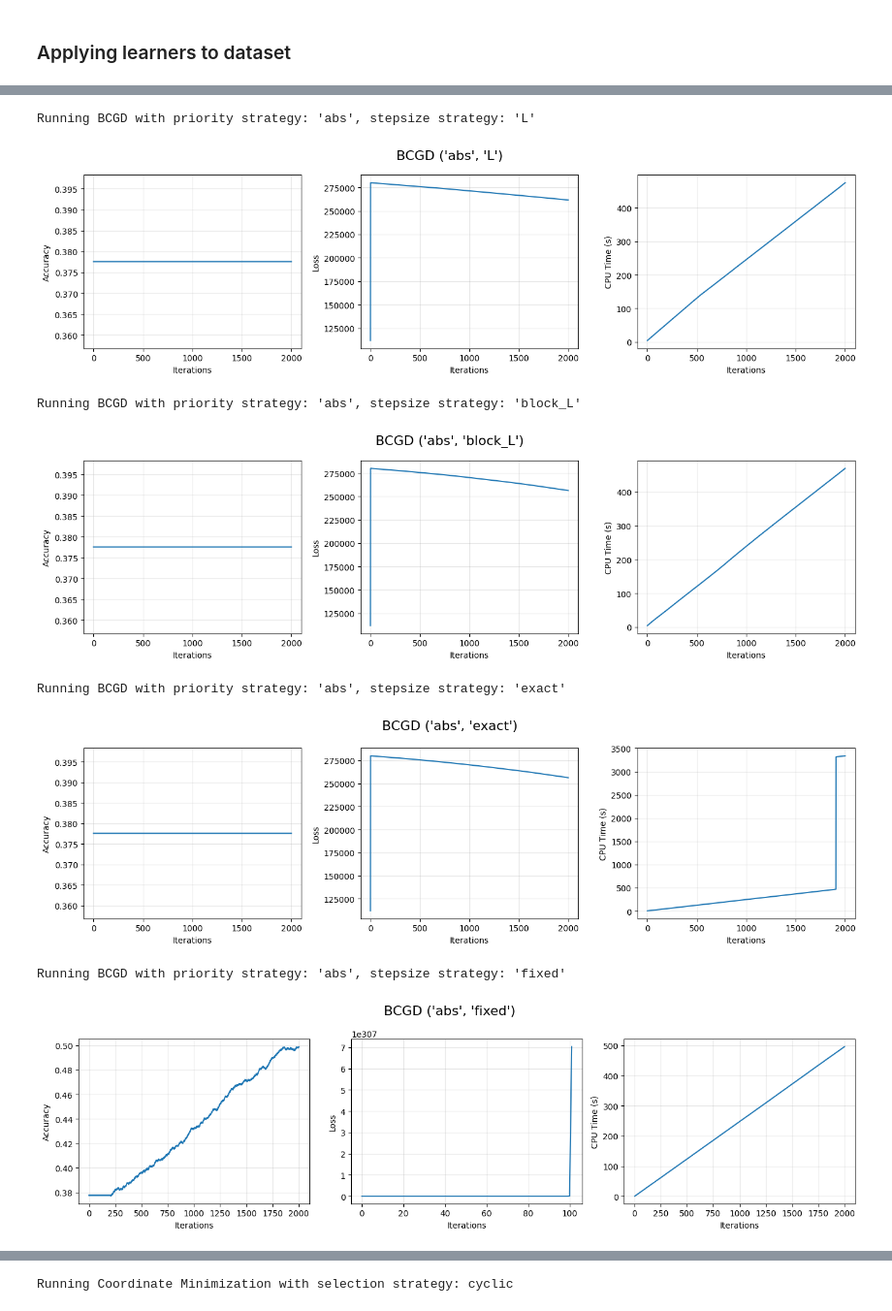
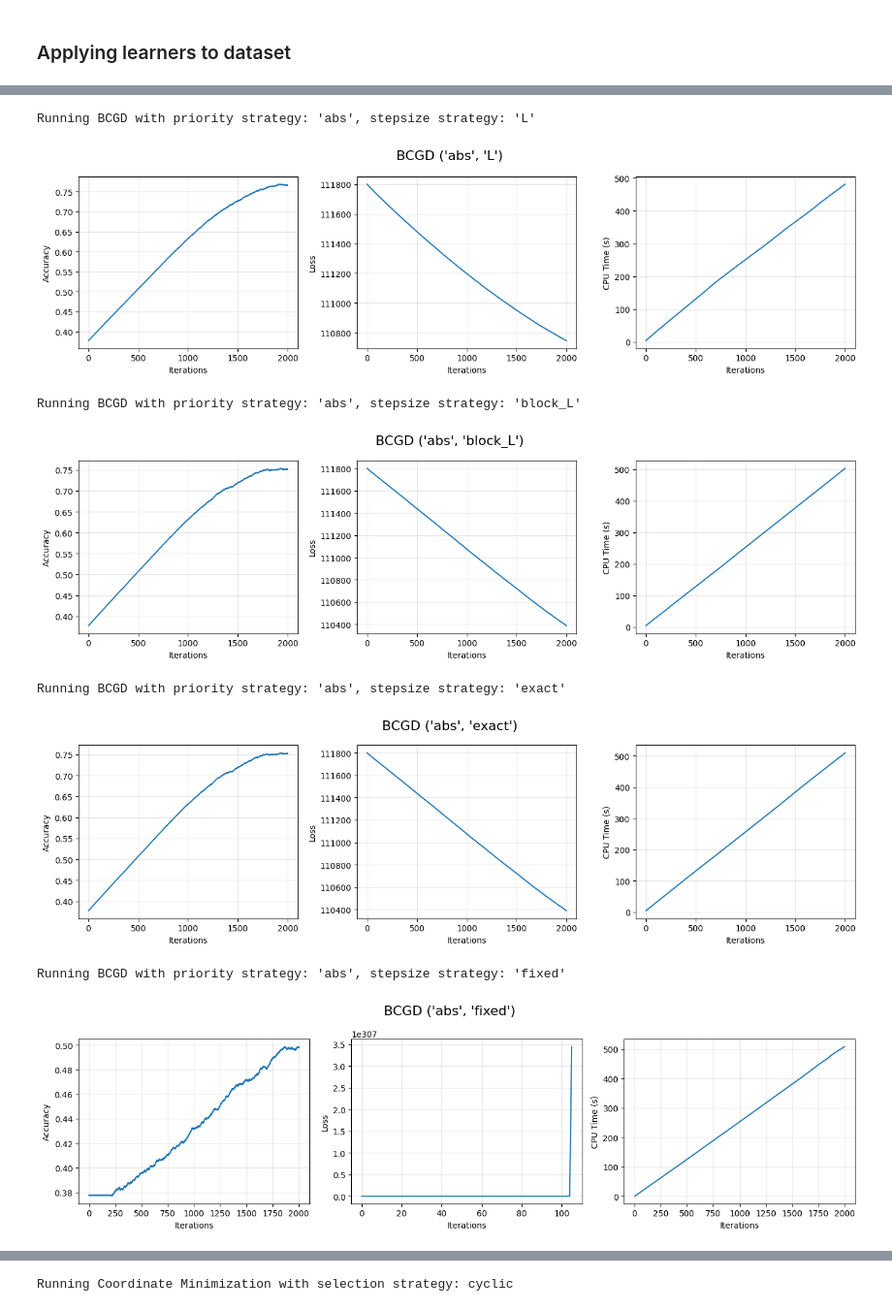
Before and after one commit to pavelihno/optimization-data-science, a Jupyter notebook: Homework.ipynb, the cells around one changed output, grey strips where cells are left out. Shown at 97% size. Saved outputs shown, nothing was run; the diff lists cells and outputs as text; code cells hidden in the pictures.

```diff
--- a/Homework.ipynb
+++ b/Homework.ipynb
@@ -782,9 +805,6 @@ class BlockCoordinateGDSolver(SemiSupervisedLearner):
         self.loss_history.append(self.objective_function(y_pred))
         self.accuracy_history.append(self.get_accuracy(y_pred))
 
-        # Initialize with zeros
-        y_pred = np.zeros(U)
-
         # Block Coordinate GD with Gauss-Southwell rule
         for i in range(self.max_iter):
             grad = self.gradient(y_pred)
@@ -831,16 +851,17 @@ for i, (priority_strat, stepsize_strat) in enumerate(itertools.product(priority_
     print(f"Running BCGD with priority strategy: '{priority_strat}', stepsize strategy: '{stepsize_strat}'")
 
     # Initialize the solver
-    solver = BlockCoordinateGDSolver(
-        similarity_function=rbf_kernel,
-        max_iter=5000,
-        tol=0.1,
-        block_size=1,
-        stepsize=0.01,
-        # stepsize=0.001,
-        priority_strat=priority_strat,
-        stepsize_strat=stepsize_strat
-    )
+    solver_k = {
+        'similarity_function': rbf_kernel,
+        'max_iter': 5000,
+        'tol': 0.1,
+        'block_size': 1,
+        'priority_strat': priority_strat,
+        'stepsize_strat': stepsize_strat
+    }
+    if stepsize_strat == 'fixed':
+        solver_k['stepsize'] = 0.01
+    solver = BlockCoordinateGDSolver(**solver_k)
 
     # Fit the model and predict labels for unlabeled data
     y_pred = solver.fit(X_labeled, y_labeled, X_unlabeled, y_true)
@@ -1292,38 +1313,39 @@ compare_solvers(
 # %%
 loan_bcgd_solvers = dict()
 
 for i, (priority_strat, stepsize_strat) in enumerate(itertools.product(priority_strategies, stepsize_strategies)):
     print(f"Running BCGD with priority strategy: '{priority_strat}', stepsize strategy: '{stepsize_strat}'")
 
     # Initialize the solver
-    solver = BlockCoordinateGDSolver(
-        similarity_function=rbf_kernel,
-        max_iter=2000,
-        tol=0.1,
-        block_size=1,
-        stepsize=0.01,
-        priority_strat=priority_strat,
-        stepsize_strat=stepsize_strat
-    )
-
+    solver_k = {
+        'similarity_function': rbf_kernel,
+        'max_iter': 2000,
+        'tol': 0.1,
+        'block_size': 1,
+        'priority_strat': priority_strat,
+        'stepsize_strat': stepsize_strat
+    }
+    if stepsize_strat == 'fixed':
+        solver_k['stepsize'] = 0.01
+    solver = BlockCoordinateGDSolver(**solver_k)
     # Fit the model and predict labels for unlabeled data
     y_pred = solver.fit(loan_X_labeled, loan_y_labeled, loan_X_unlabeled, loan_y_true)
 
     # Store the solver for later comparison
     title = f"BCGD ('{priority_strat}', '{stepsize_strat}')"
     loan_bcgd_solvers[title] = solver
 
     # Plot performance metrics
     plot_metrics(solver, title=title)
 # %% [output]
 Running BCGD with priority strategy: 'abs', stepsize strategy: 'L'
-[figure, old version]
+[figure, new version]
 Running BCGD with priority strategy: 'abs', stepsize strategy: 'block_L'
-[figure, old version]
+[figure, new version]
 Running BCGD with priority strategy: 'abs', stepsize strategy: 'exact'
-[figure, old version]
+[figure, new version]
 Running BCGD with priority strategy: 'abs', stepsize strategy: 'fixed'
-[figure, old version]
+[figure, new version]
 # %%
 compare_solvers(
     loan_bcgd_solvers.values(),
```
Also changed, not shown: parts of 13 cells of this notebook.
